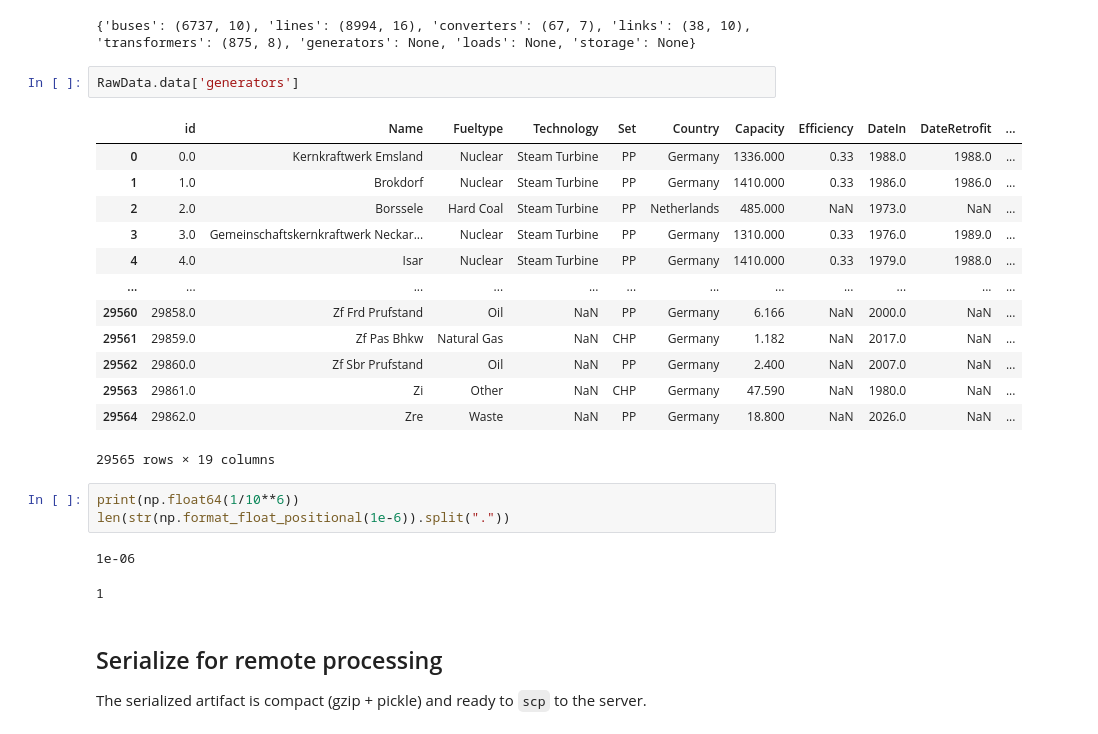
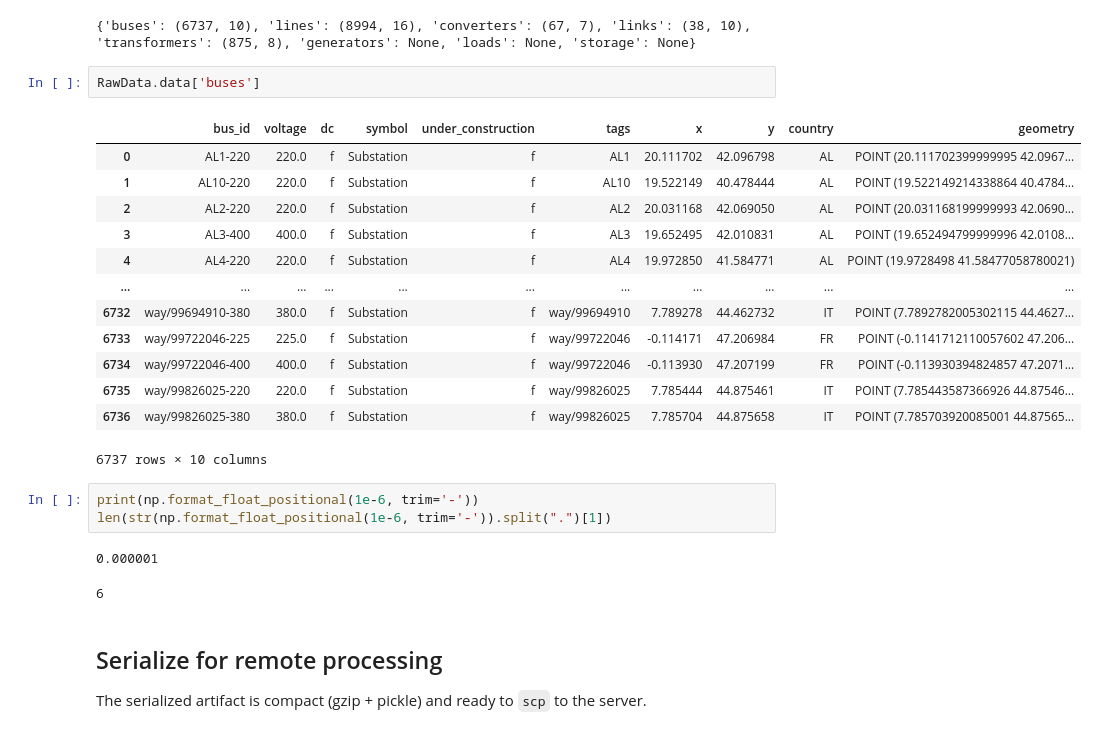
Before and after one commit to jendrkk/PyPSA---Simplified-European-Model, a Jupyter notebook: notebooks/01_data_preparation.ipynb, the cells around one changed output. Cells and saved outputs as stored; diff of their text form.

```diff
--- a/notebooks/01_data_preparation.ipynb
+++ b/notebooks/01_data_preparation.ipynb
@@ -56,27 +56,27 @@ RawData.data['generators'] = source
 # %% [output]
 {'buses': (6737, 10), 'lines': (8994, 16), 'converters': (67, 7), 'links': (38, 10), 'transformers': (875, 8), 'generators': None, 'loads': None, 'storage': None}
 # %%
-RawData.data['generators']
+RawData.data['buses']
 # %% [output]
-|  | id | Name | Fueltype | Technology | Set | Country | Capacity | Efficiency | DateIn | DateRetrofit | ... |
-| 0 | 0.0 | Kernkraftwerk Emsland | Nuclear | Steam Turbine | PP | Germany | 1336.000 | 0.33 | 1988.0 | 1988.0 | ... |
-| 1 | 1.0 | Brokdorf | Nuclear | Steam Turbine | PP | Germany | 1410.000 | 0.33 | 1986.0 | 1986.0 | ... |
-| 2 | 2.0 | Borssele | Hard Coal | Steam Turbine | PP | Netherlands | 485.000 | NaN | 1973.0 | NaN | ... |
-| 3 | 3.0 | Gemeinschaftskernkraftwerk Neckar... | Nuclear | Steam Turbine | PP | Germany | 1310.000 | 0.33 | 1976.0 | 1989.0 | ... |
-| 4 | 4.0 | Isar | Nuclear | Steam Turbine | PP | Germany | 1410.000 | 0.33 | 1979.0 | 1988.0 | ... |
-| ... | ... | ... | ... | ... | ... | ... | ... | ... | ... | ... | ... |
-| 29560 | 29858.0 | Zf Frd Prufstand | Oil | NaN | PP | Germany | 6.166 | NaN | 2000.0 | NaN | ... |
-| 29561 | 29859.0 | Zf Pas Bhkw | Natural Gas | NaN | CHP | Germany | 1.182 | NaN | 2017.0 | NaN | ... |
-| 29562 | 29860.0 | Zf Sbr Prufstand | Oil | NaN | PP | Germany | 2.400 | NaN | 2007.0 | NaN | ... |
-| 29563 | 29861.0 | Zi | Other | NaN | CHP | Germany | 47.590 | NaN | 1980.0 | NaN | ... |
-| 29564 | 29862.0 | Zre | Waste | NaN | PP | Germany | 18.800 | NaN | 2026.0 | NaN | ... |
+|  | bus_id | voltage | dc | symbol | under_construction | tags | x | y | country | geometry |
+| 0 | AL1-220 | 220.0 | f | Substation | f | AL1 | 20.111702 | 42.096798 | AL | POINT (20.111702399999995 42.0967... |
+| 1 | AL10-220 | 220.0 | f | Substation | f | AL10 | 19.522149 | 40.478444 | AL | POINT (19.522149214338864 40.4784... |
+| 2 | AL2-220 | 220.0 | f | Substation | f | AL2 | 20.031168 | 42.069050 | AL | POINT (20.031168199999993 42.0690... |
+| 3 | AL3-400 | 400.0 | f | Substation | f | AL3 | 19.652495 | 42.010831 | AL | POINT (19.652494799999996 42.0108... |
+| 4 | AL4-220 | 220.0 | f | Substation | f | AL4 | 19.972850 | 41.584771 | AL | POINT (19.9728498 41.58477058780021) |
+| ... | ... | ... | ... | ... | ... | ... | ... | ... | ... | ... |
+| 6732 | way/99694910-380 | 380.0 | f | Substation | f | way/99694910 | 7.789278 | 44.462732 | IT | POINT (7.7892782005302115 44.4627... |
+| 6733 | way/99722046-225 | 225.0 | f | Substation | f | way/99722046 | -0.114171 | 47.206984 | FR | POINT (-0.1141712110057602 47.206... |
+| 6734 | way/99722046-400 | 400.0 | f | Substation | f | way/99722046 | -0.113930 | 47.207199 | FR | POINT (-0.113930394824857 47.2071... |
+| 6735 | way/99826025-220 | 220.0 | f | Substation | f | way/99826025 | 7.785444 | 44.875461 | IT | POINT (7.785443587366926 44.87546... |
+| 6736 | way/99826025-380 | 380.0 | f | Substation | f | way/99826025 | 7.785704 | 44.875658 | IT | POINT (7.785703920085001 44.87565... |
-29565 rows × 19 columns
+6737 rows × 10 columns
 # %%
-print(np.float64(1/10**6))
-len(str(np.format_float_positional(1e-6)).split("."))
+print(np.format_float_positional(1e-6, trim='-'))
+len(str(np.format_float_positional(1e-6, trim='-')).split(".")[1])
 # %% [output]
-1e-06
+0.000001
-1
+6
 # %% [markdown]
 ## Serialize for remote processing
 The serialized artifact is compact (gzip + pickle) and ready to `scp` to the server.
```
Also changed, not shown: parts of 3 cells of this notebook, 4 other files.
